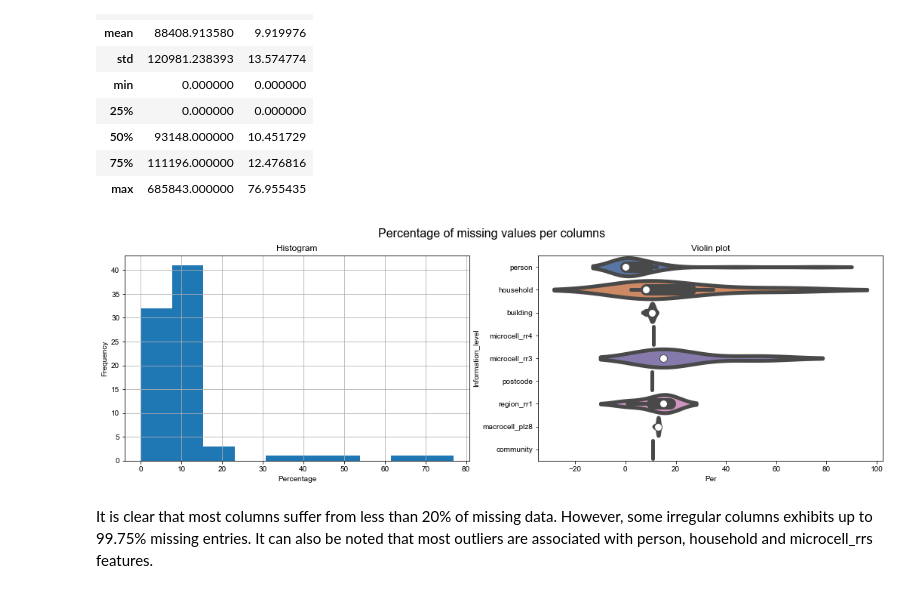
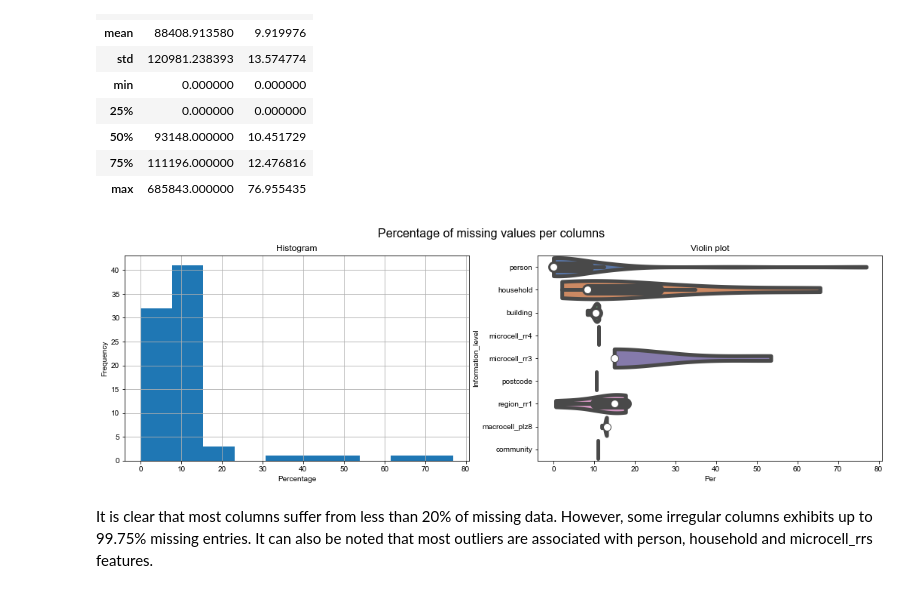
Before and after one commit to omarkhater/identify-customer-segments, a Jupyter notebook: Identify_Customer_Segments_Exploration.ipynb, the cells around one changed output. Cells and saved outputs as stored; diff of their text form; code cells hidden in the pictures.

```diff
--- a/Identify_Customer_Segments_Exploration.ipynb
+++ b/Identify_Customer_Segments_Exploration.ipynb
@@ -373,17 +373,18 @@ MissingValues.describe()
 # %%
 # Investigate patterns in the amount of missing data in each column.
 fig, ax = plt.subplots(1,2, figsize = (18,5))
 fig.suptitle('Percentage of missing values per columns', size = 16);
 ax[0].grid();
 ax[0].set_xlabel('Percentage');
 ax[0].set_ylabel('Frequency');
 ax[0].hist(MissingValues.Per);
 ax[0].set_title('Histogram');
 sns.set_theme(style="whitegrid");
-sns.violinplot(ax = ax[1], data = MissingValues, y = 'Information_level', x = 'Per', linewidth = 5, scale = 'width');
+sns.violinplot(ax = ax[1], data = MissingValues, y = 'Information_level', x = 'Per',
+               linewidth = 5, scale = 'width', cut = 0);
 ax[1].set_title('Violin plot');
 # %% [output]
-[figure, old version]
+[figure, new version]
 # %% [markdown]
 It is clear that most columns suffer from less than 20% of missing data. However, some irregular columns exhibits up to 99.75% missing entries. It can also be noted that most outliers are associated with person, household and microcell_rrs features.
 # %%
```
Also changed, not shown: 1 other file.
